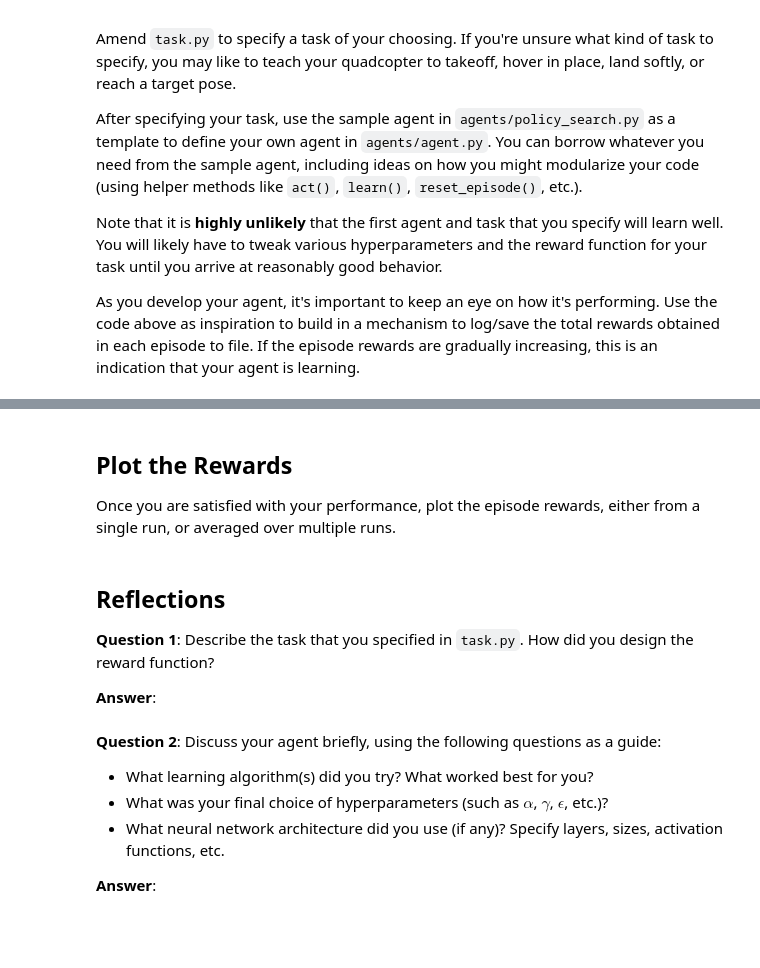
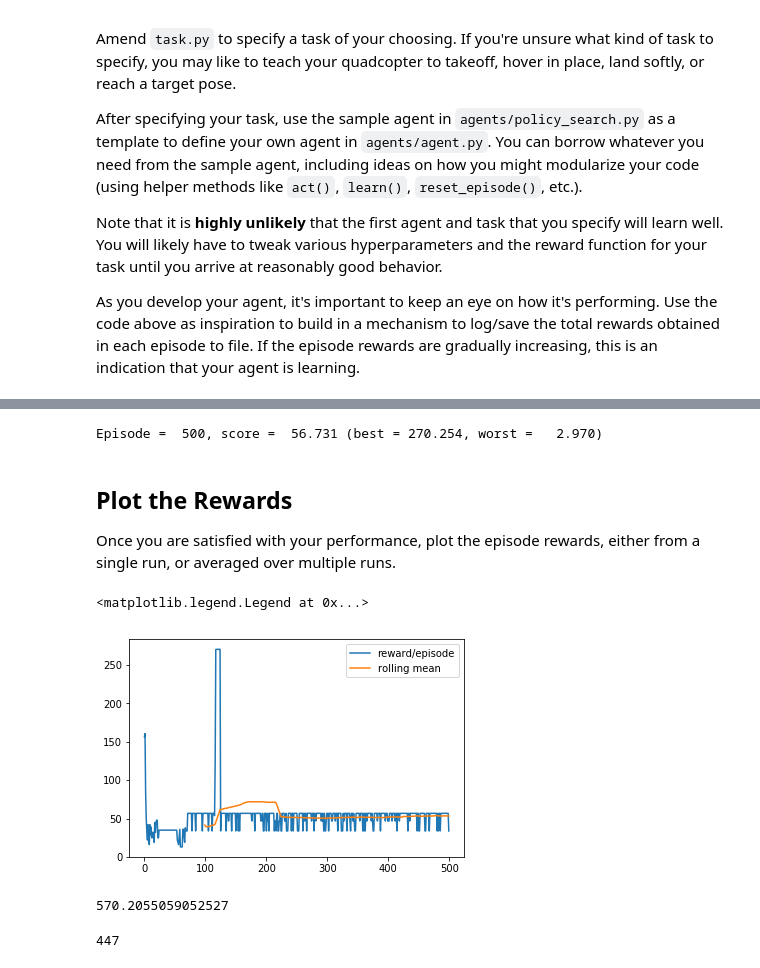
Before and after one commit to tcvieira/RL-Quadcopter-2, a Jupyter notebook: Quadcopter_Project.ipynb, the cells around one changed output, grey strips where cells are left out. Cells and saved outputs as stored; diff of their text form; code cells hidden in the pictures; blank space fills up the shorter version.

```diff
--- a/Quadcopter_Project.ipynb
+++ b/Quadcopter_Project.ipynb
@@ -278,3 +215,44 @@ Episode =  889, score =  -3.670 (best =  20.920)0)
+# %%
+## Train your agent here.
+
+import sys
+import pandas as pd
+from agents.agent import DDPG
+import task
+
+num_episodes = 500
+target_pos = np.array([0., 0., 100.])
+init_pose = np.array([0., 0., 0., 0., 0., 0.])  # initial pose
+init_velocities = np.array([0., 0., 0.])         # initial velocities
+init_angle_velocities = np.array([0., 0., 0.])   # initial angle velocities
+target_pos = np.array([0.,0.,100.])
+
+done = False
+
+task = Task(init_pose=init_pose, init_velocities=init_velocities, init_angle_velocities=init_angle_velocities, target_pos = target_pos)
+agent = DDPG(task)
+worst_score = 1000000
+best_score = -1000000
+rewards = []
+
+for i_episode in range(1, num_episodes+1):
+    state = agent.reset_episode()
+    score = 0
+    while True:
+        action = agent.act(state)
+        next_state, reward, done = task.step(action)
+        agent.step(action, reward, next_state, done)
+        state = next_state
+        score += reward
+        best_score = max(best_score, score)
+        worst_score = min(worst_score, score)
+        if done:
+            print("\rEpisode = {:4d}, score = {:7.3f} (best = {:7.3f}, worst = {:7.3f})".format(i_episode, score, best_score, worst_score), end="")
+            break
+    rewards.append(score)
+    sys.stdout.flush()
+# %% [output]
+Episode =  500, score =  56.731 (best = 270.254, worst =   2.970)
 # %% [markdown]
 ## Plot the Rewards
 
@@ -284,14 +260,15 @@ Once you are satisfied with your performance, plot the episode rewards, either f
-# %% [markdown]
-## Reflections
-
-**Question 1**: Describe the task that you specified in `task.py`.  How did you design the reward function?
-
-**Answer**:
-# %% [markdown]
-**Question 2**: Discuss your agent briefly, using the following questions as a guide:
-
-- What learning algorithm(s) did you try? What worked best for you?
-- What was your final choice of hyperparameters (such as $\alpha$, $\gamma$, $\epsilon$, etc.)?
-- What neural network architecture did you use (if any)? Specify layers, sizes, activation functions, etc.
-
-**Answer**:
+# %%
+plt.plot(rewards, label='reward/episode')
+plt.plot(pd.DataFrame(rewards).rolling(100).mean(),label='rolling mean')
+plt.legend()
+# %% [output]
+<matplotlib.legend.Legend at 0x...>
+[figure, added]
+# %%
+max(rewards)
+# %% [output]
+570.2055059052527
+# %%
+rewards.index(max(rewards))
+# %% [output]
+447
```
Also changed, not shown: parts of 20 cells of this notebook, 4 other files.
